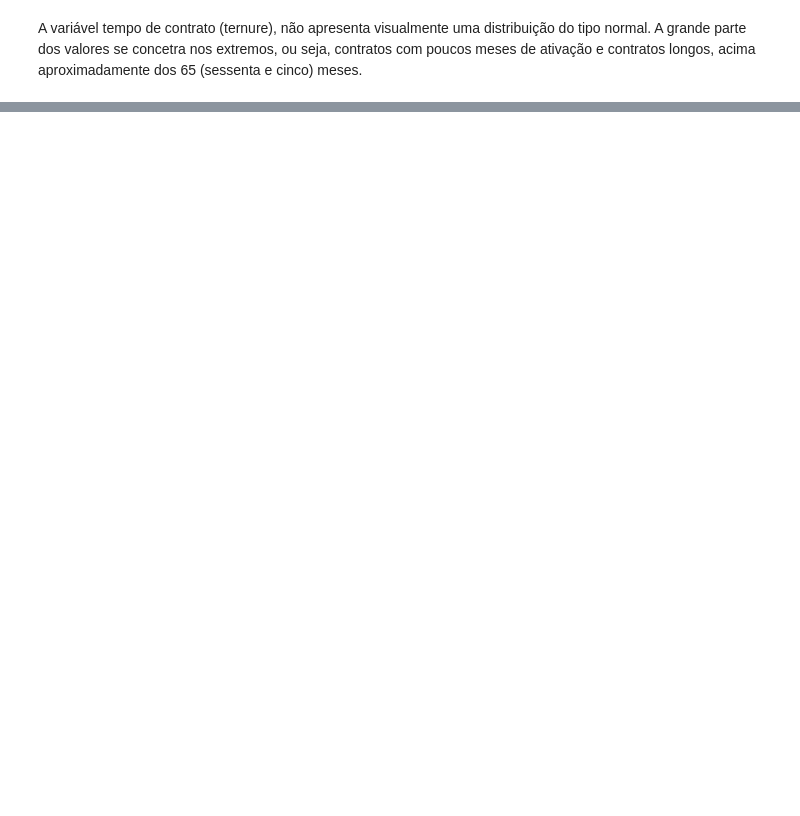
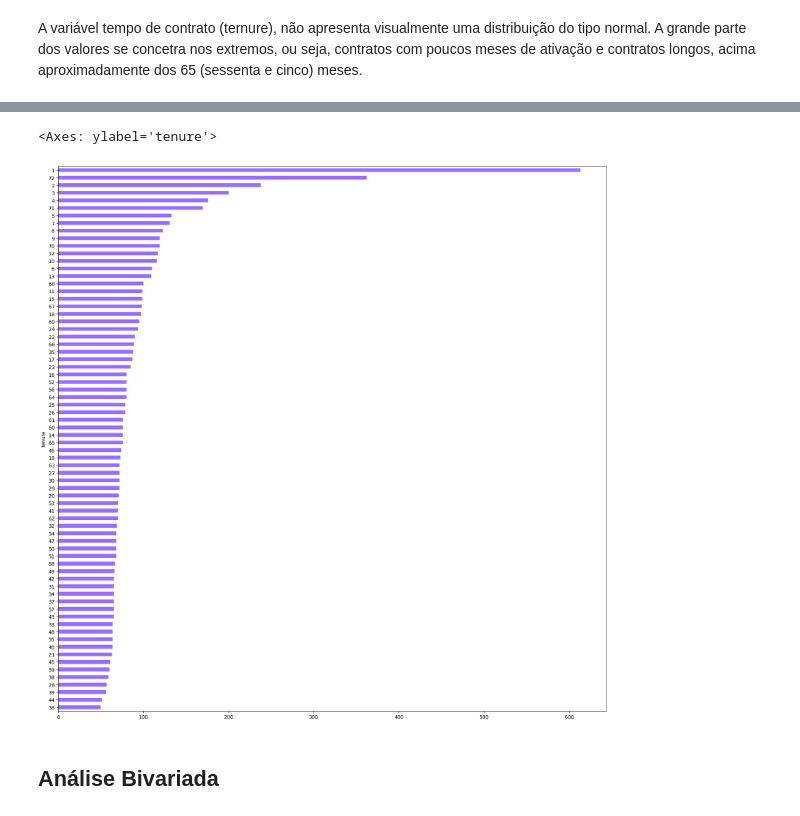
Before and after one commit to mfcstt/trilha-ia, a Jupyter notebook: eda-churn.ipynb, the cells around one changed output, grey strips where cells are left out. Saved outputs shown, nothing was run; the diff lists cells and outputs as text; code cells hidden in the pictures; blank space fills up the shorter version.

```diff
--- a/eda-churn.ipynb
+++ b/eda-churn.ipynb
@@ -596,0 +663,8 @@ A grande parte dos valores se concetra nos extremos, ou seja, contratos com pouc
+# %%
+# Plot
+df_churn.groupby(by=['tenure'])['tenure'].count().sort_values(ascending=True).plot.barh(figsize=(20,20), color=[ '#996dff'])
+# %% [output]
+<Axes: ylabel='tenure'>
+[figure, added]
+# %% [markdown]
+## Análise Bivariada
```
Also changed, not shown: parts of 61 cells of this notebook.
